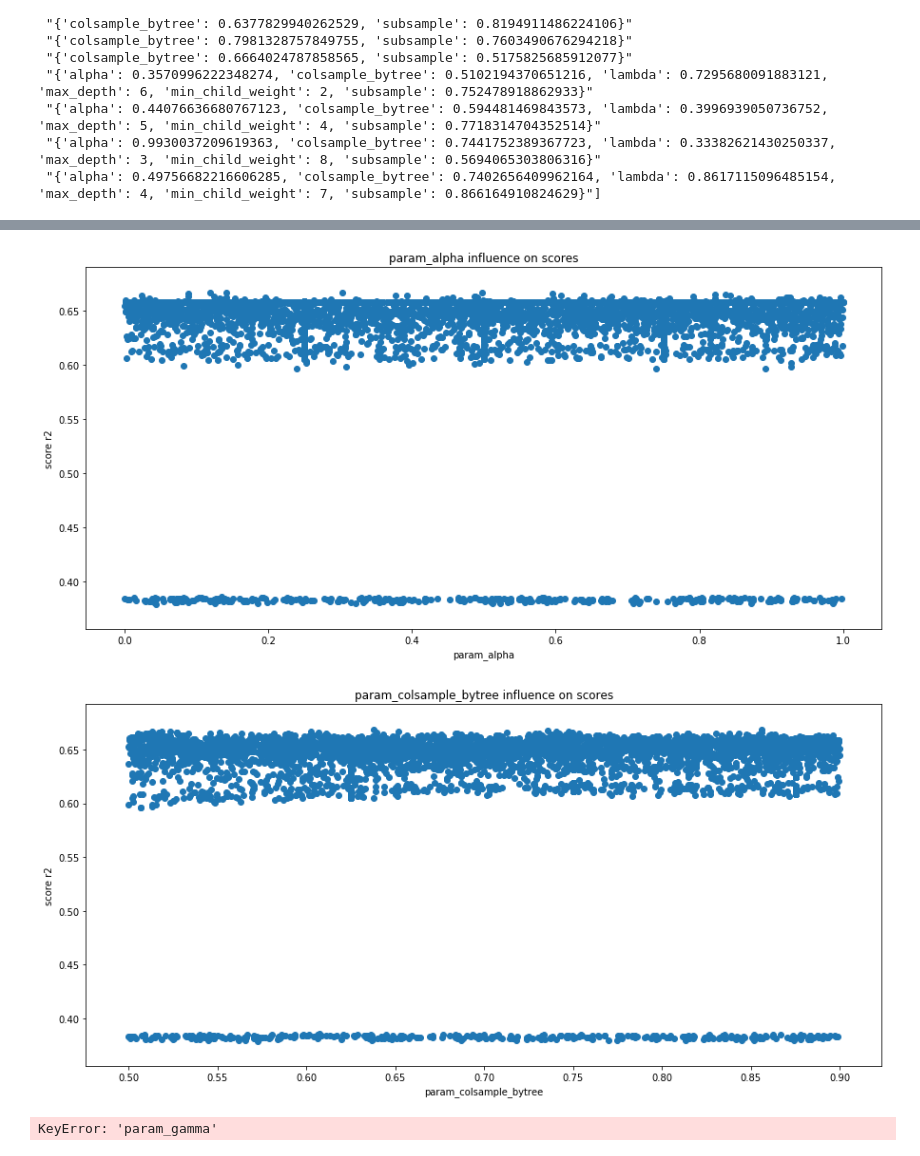
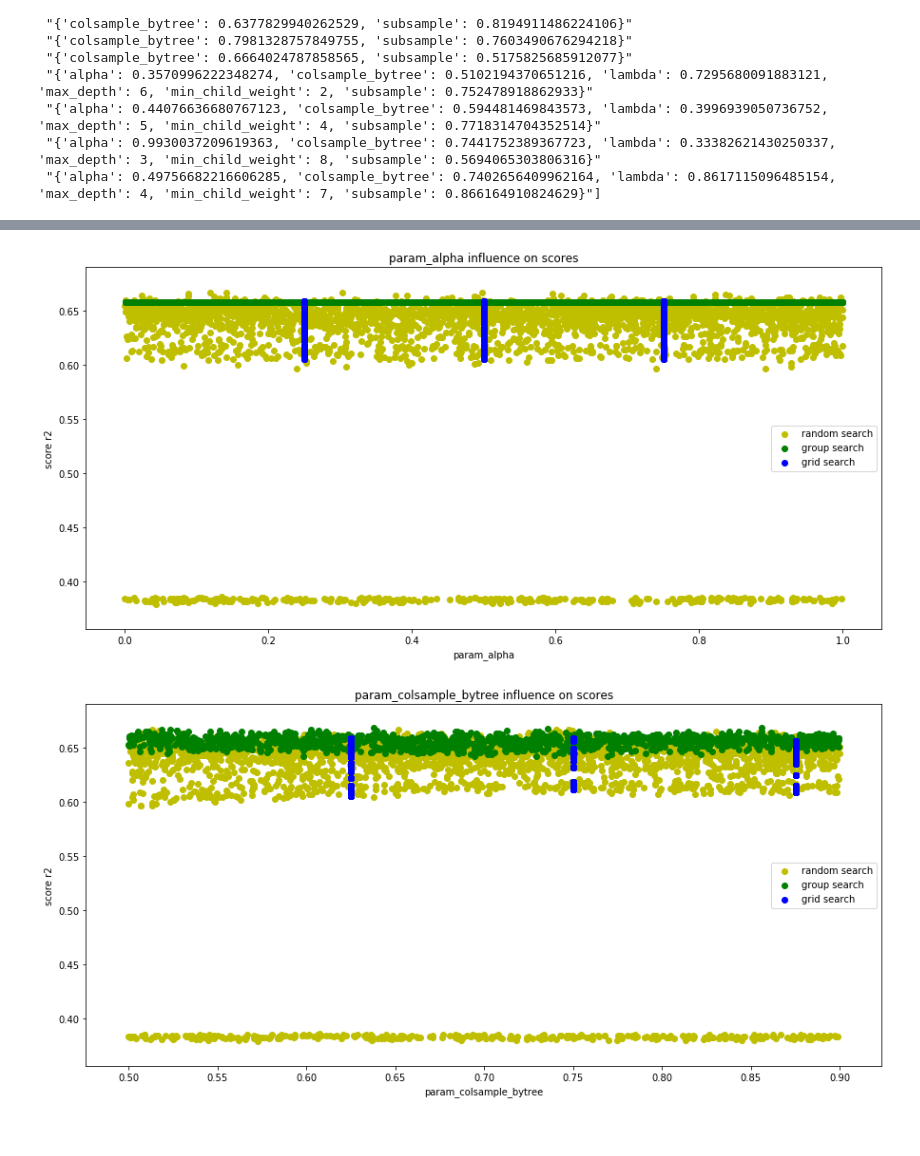
Before and after one commit to HollowPrincess/GradBoostOptim, a Jupyter notebook: xgboost_test_1_analysis.ipynb, the cells around one changed output, grey strips where cells are left out. Cells and saved outputs as stored; diff of their text form; code cells hidden in the pictures.

Commit message:
Small fixes for graphs

```diff
--- a/xgboost_test_1_analysis.ipynb
+++ b/xgboost_test_1_analysis.ipynb
@@ -319,25 +320,36 @@ plt.show()
 # %%
 #params influence
 
 
 params_list=['param_alpha', 'param_colsample_bytree',
-       'param_gamma', 'param_lambda', 'param_max_depth',
+       #'param_gamma',
+             'param_lambda', 'param_max_depth',
        'param_min_child_weight', 'param_subsample']
 
+df.loc[df.experiment_name.astype(str).str.contains("group"), "experiment_name"] = "group search"
+exp_list = ( "random search", "group search", "grid search")
+color_list = ("y","green", "b")
 for param in params_list:
-    df.loc[:,param].unique().sort
 
     plt.figure(figsize=(15,7))
-    x=df.loc[:,param]
-    y=df.loc[:,'mean_test_score']
-    plt.scatter(x, y)
+
+    for exp_name, color in zip(exp_list, color_list):
+        data = df.loc[df.experiment_name == exp_name]
+        x=data.loc[:,param]
+        y=data.loc[:,'mean_test_score']
+        plt.scatter(x, y, color = color, label = exp_name)
+
+
+    #x=df.loc[:,param]
+    #y=df.loc[:,'mean_test_score']
+    #plt.scatter(x, y)
 
     plt.title(param+" influence on scores")
     plt.xlabel(param)
     plt.ylabel("score r2")
+    plt.legend()
     plt.savefig("graphs/4 {} influence.jpg".format(param))
     plt.show()
 # %% [output]
-[figure, old version]
+[figure, new version]
-[figure, old version]
+[figure, new version]
-KeyError: 'param_gamma'
```
Also changed, not shown: parts of 3 cells of this notebook, 7 other files.
